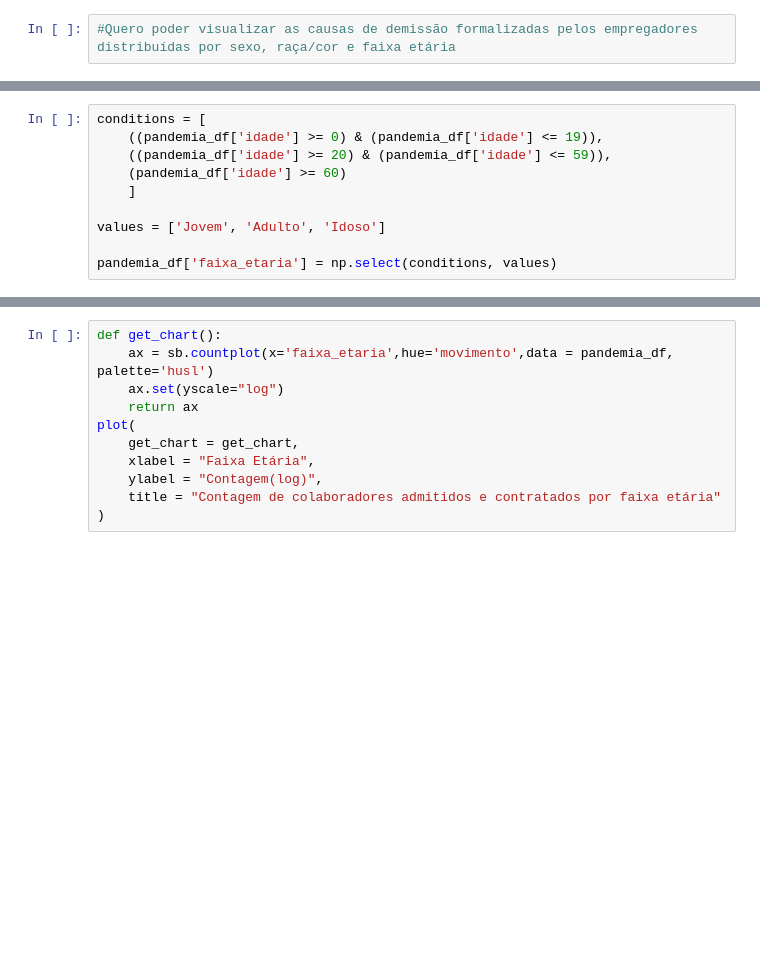
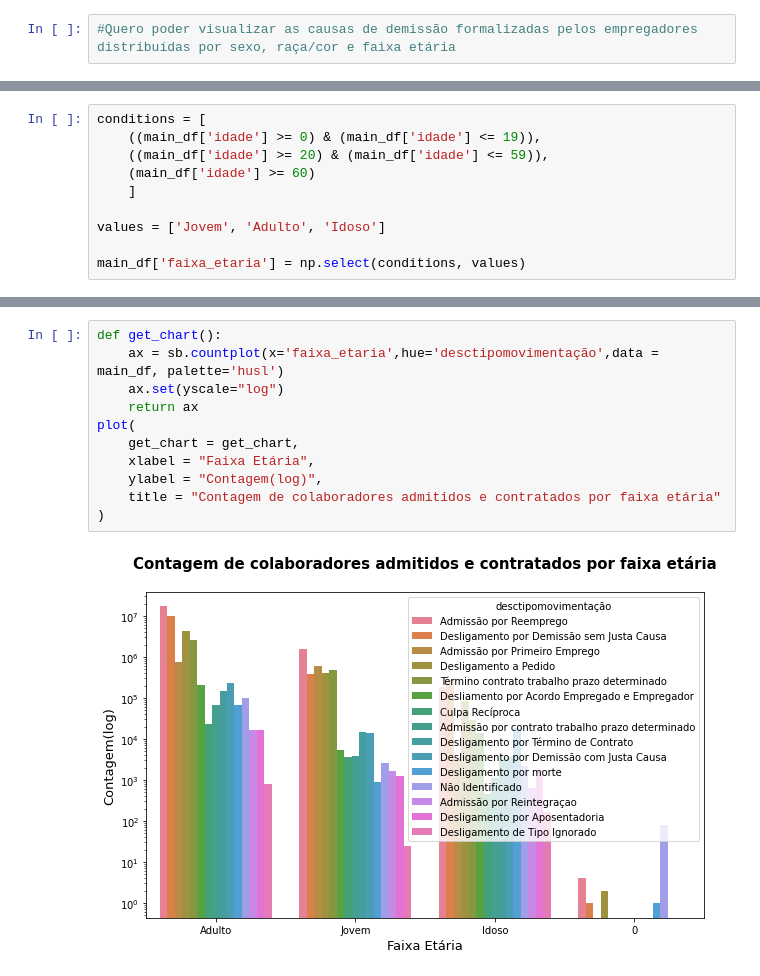
Before and after one commit to wesleyvs/estatistica-trabalho-bdne, a Jupyter notebook: 5_causas-de-demissao-formalizadas-pelos-empregadores-distribuidas-por-sexo-raca-cor-e-faixa-etaria.ipynb, the cells around one changed output, grey strips where cells are left out. Drawn from its saved outputs; the diff is of its cells as text; blank space fills up the shorter version.

```diff
--- a/5_causas-de-demissao-formalizadas-pelos-empregadores-distribuidas-por-sexo-raca-cor-e-faixa-etaria.ipynb
+++ b/5_causas-de-demissao-formalizadas-pelos-empregadores-distribuidas-por-sexo-raca-cor-e-faixa-etaria.ipynb
@@ -116,11 +114,11 @@ ValueError: Could not interpret input 'Dados_de_movimentação'
 # %%
 conditions = [
-    ((pandemia_df['idade'] >= 0) & (pandemia_df['idade'] <= 19)),
-    ((pandemia_df['idade'] >= 20) & (pandemia_df['idade'] <= 59)),
-    (pandemia_df['idade'] >= 60)
+    ((main_df['idade'] >= 0) & (main_df['idade'] <= 19)),
+    ((main_df['idade'] >= 20) & (main_df['idade'] <= 59)),
+    (main_df['idade'] >= 60)
     ]
 
 values = ['Jovem', 'Adulto', 'Idoso']
 
-pandemia_df['faixa_etaria'] = np.select(conditions, values)
+main_df['faixa_etaria'] = np.select(conditions, values)
 # %%
@@ -130,11 +139,13 @@ MemoryError: Unable to allocate 5.29 GiB for an array with shape (21, 33797767)
 # %%
 def get_chart():
-    ax = sb.countplot(x='faixa_etaria',hue='movimento',data = pandemia_df, palette='husl')
+    ax = sb.countplot(x='faixa_etaria',hue='desctipomovimentação',data = main_df, palette='husl')
     ax.set(yscale="log")
     return ax
 plot(
     get_chart = get_chart,
     xlabel = "Faixa Etária",
     ylabel = "Contagem(log)",
     title = "Contagem de colaboradores admitidos e contratados por faixa etária"
 )
+# %% [output]
+[figure, added]
```
Also changed, not shown: parts of 8 cells of this notebook.
